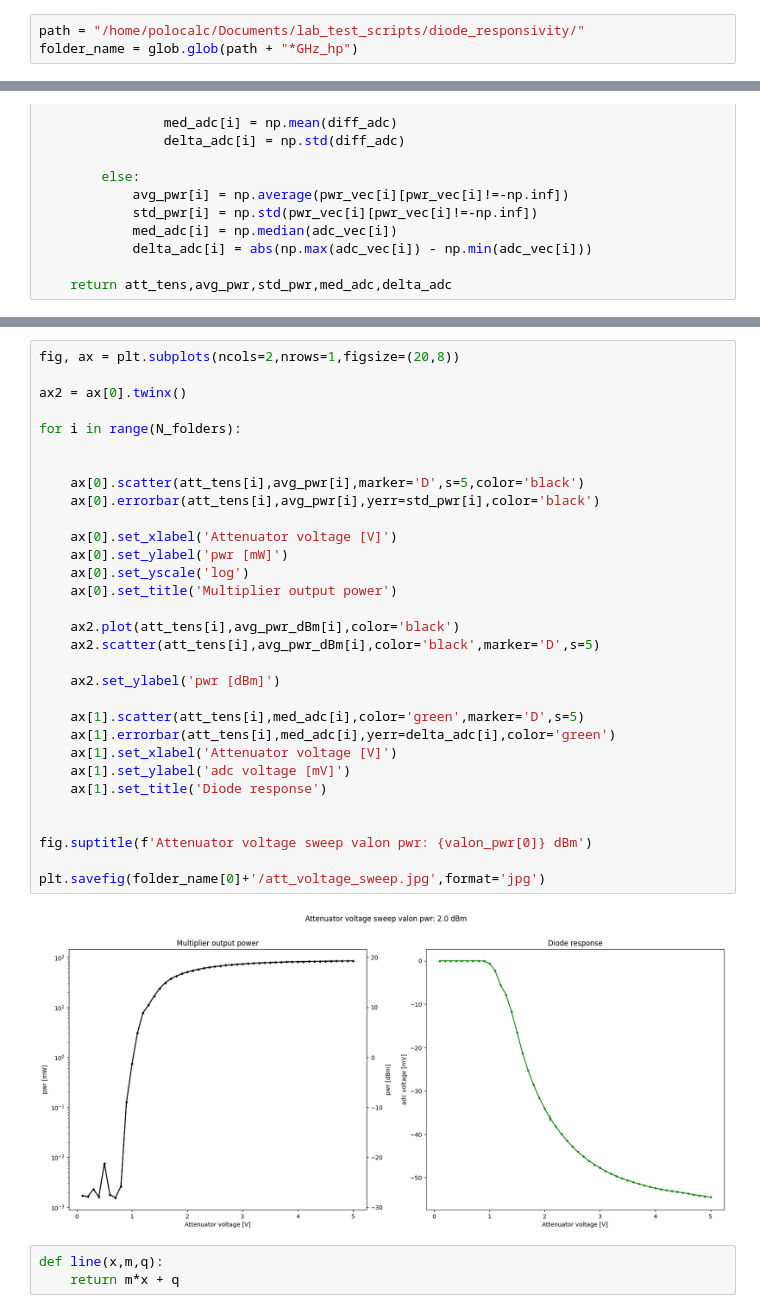
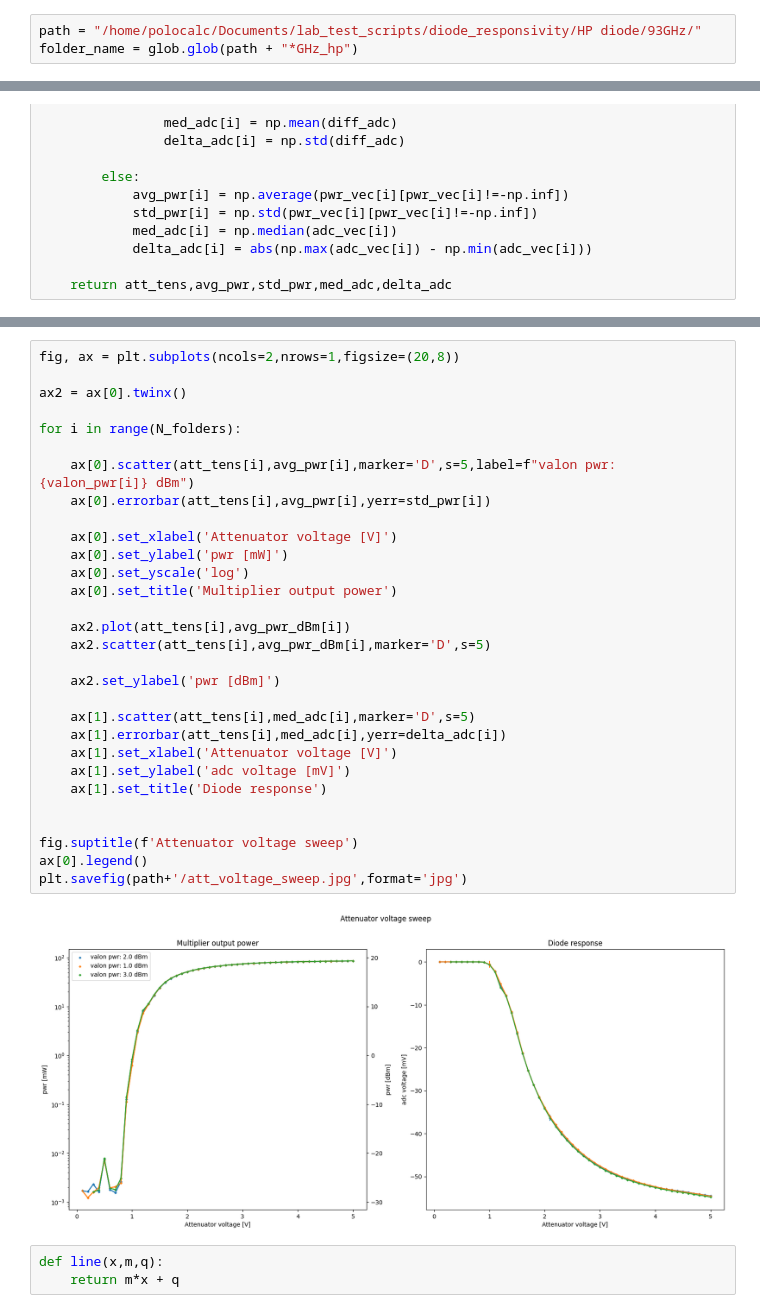
Before and after one commit to POLOCALC/lab_test_scripts, a Jupyter notebook: diode_responsivity/Data_visual.ipynb, the cells around one changed output, grey strips where cells are left out. Cells and saved outputs as stored; diff of their text form.

Commit message:
plot at different Valon pwr

```diff
--- a/diode_responsivity/Data_visual.ipynb
+++ b/diode_responsivity/Data_visual.ipynb
@@ -13,5 +13,5 @@ def dBm_to_mW(pwr_dBm):
 # %% [markdown]
 ## Power Stabilization
 # %%
-path = "/home/polocalc/Documents/lab_test_scripts/diode_responsivity/"
+path = "/home/polocalc/Documents/lab_test_scripts/diode_responsivity/HP diode/93GHz/"
 folder_name = glob.glob(path + "*GHz_hp")
@@ -199,36 +209,35 @@ for i in range(N_folders):
 # %%
 fig, ax = plt.subplots(ncols=2,nrows=1,figsize=(20,8))
 
 ax2 = ax[0].twinx()
 
 for i in range(N_folders):
 
-
-    ax[0].scatter(att_tens[i],avg_pwr[i],marker='D',s=5,color='black')
-    ax[0].errorbar(att_tens[i],avg_pwr[i],yerr=std_pwr[i],color='black')
+    ax[0].scatter(att_tens[i],avg_pwr[i],marker='D',s=5,label=f"valon pwr: {valon_pwr[i]} dBm")
+    ax[0].errorbar(att_tens[i],avg_pwr[i],yerr=std_pwr[i])
 
     ax[0].set_xlabel('Attenuator voltage [V]')
     ax[0].set_ylabel('pwr [mW]')
     ax[0].set_yscale('log')
     ax[0].set_title('Multiplier output power')
 
-    ax2.plot(att_tens[i],avg_pwr_dBm[i],color='black')
-    ax2.scatter(att_tens[i],avg_pwr_dBm[i],color='black',marker='D',s=5)
+    ax2.plot(att_tens[i],avg_pwr_dBm[i])
+    ax2.scatter(att_tens[i],avg_pwr_dBm[i],marker='D',s=5)
 
     ax2.set_ylabel('pwr [dBm]')
 
-    ax[1].scatter(att_tens[i],med_adc[i],color='green',marker='D',s=5)
-    ax[1].errorbar(att_tens[i],med_adc[i],yerr=delta_adc[i],color='green')
+    ax[1].scatter(att_tens[i],med_adc[i],marker='D',s=5)
+    ax[1].errorbar(att_tens[i],med_adc[i],yerr=delta_adc[i])
     ax[1].set_xlabel('Attenuator voltage [V]')
     ax[1].set_ylabel('adc voltage [mV]')
     ax[1].set_title('Diode response')
 
 
-fig.suptitle(f'Attenuator voltage sweep valon pwr: {valon_pwr[0]} dBm')
-
-plt.savefig(folder_name[0]+'/att_voltage_sweep.jpg',format='jpg')
+fig.suptitle(f'Attenuator voltage sweep')
+ax[0].legend()
+plt.savefig(path+'/att_voltage_sweep.jpg',format='jpg')
 # %% [output]
-[figure, old version]
+[figure, new version]
 # %%
 def line(x,m,q):
     return m*x + q
```
Also changed, not shown: parts of 7 cells of this notebook.
